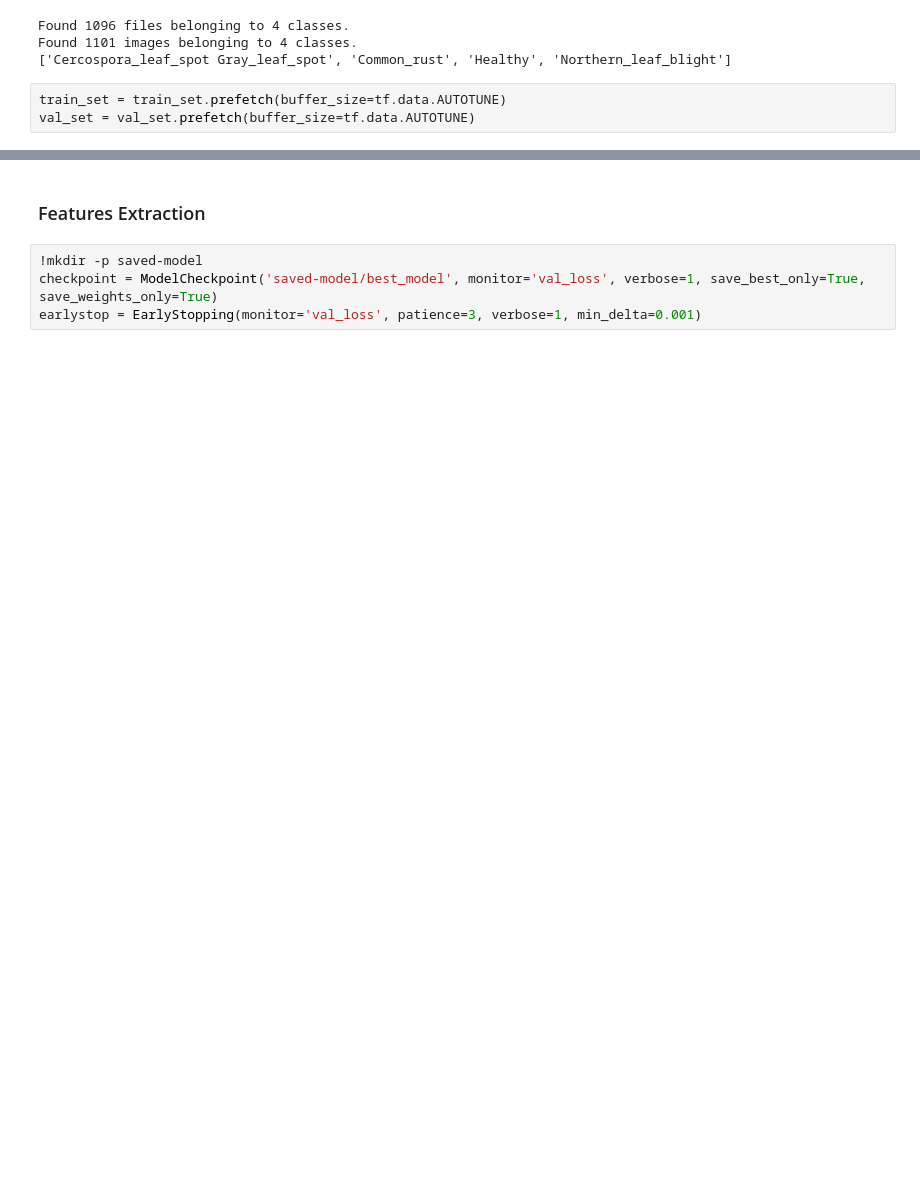
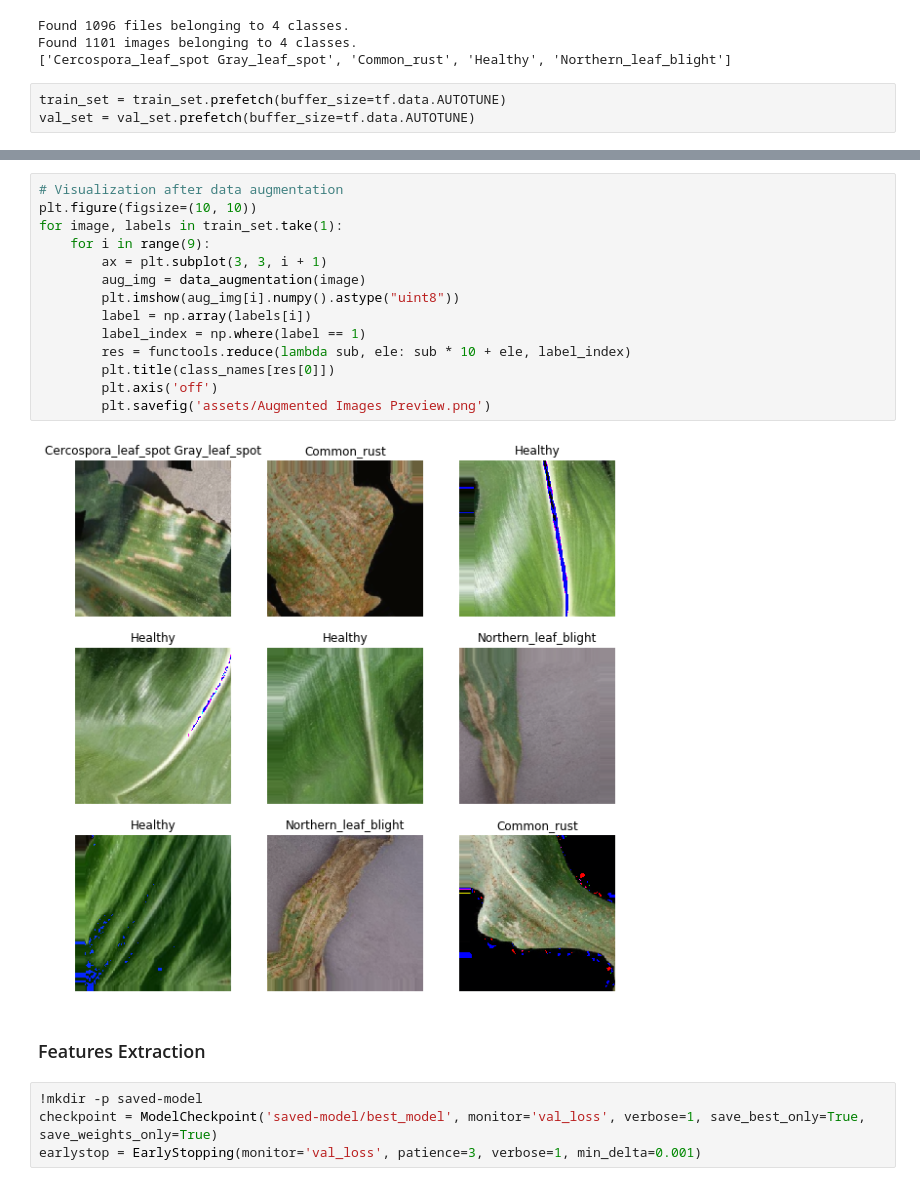
Before and after one commit to roidsaja/corn-classification, a Jupyter notebook: model.ipynb, the cells around one changed output, grey strips where cells are left out. Cells and saved outputs as stored; diff of their text form; blank space fills up the shorter version.

```diff
--- a/model.ipynb
+++ b/model.ipynb
@@ -195,3 +190,19 @@ for image_batch, labels_batch in train_set:
+# %%
+# Visualization after data augmentation
+plt.figure(figsize=(10, 10))
+for image, labels in train_set.take(1):
+    for i in range(9):
+        ax = plt.subplot(3, 3, i + 1)
+        aug_img = data_augmentation(image)
+        plt.imshow(aug_img[i].numpy().astype("uint8"))
+        label = np.array(labels[i])
+        label_index = np.where(label == 1)
+        res = functools.reduce(lambda sub, ele: sub * 10 + ele, label_index)
+        plt.title(class_names[res[0]])
+        plt.axis('off')
+        plt.savefig('assets/Augmented Images Preview.png')
+# %% [output]
+[figure, added]
 # %% [markdown]
 ### Features Extraction
 # %%
```
Also changed, not shown: parts of 16 cells of this notebook, 13 other files.
